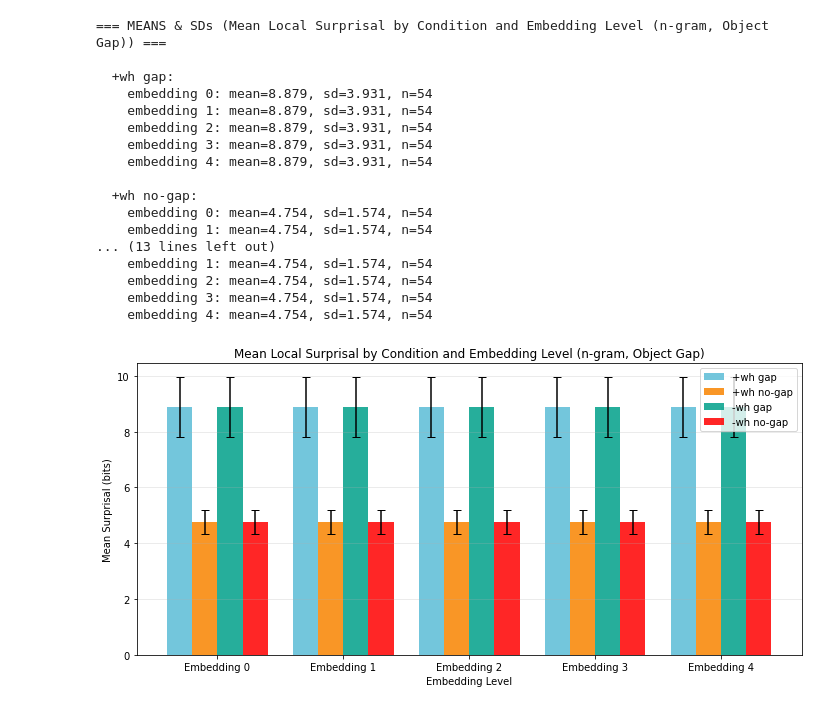
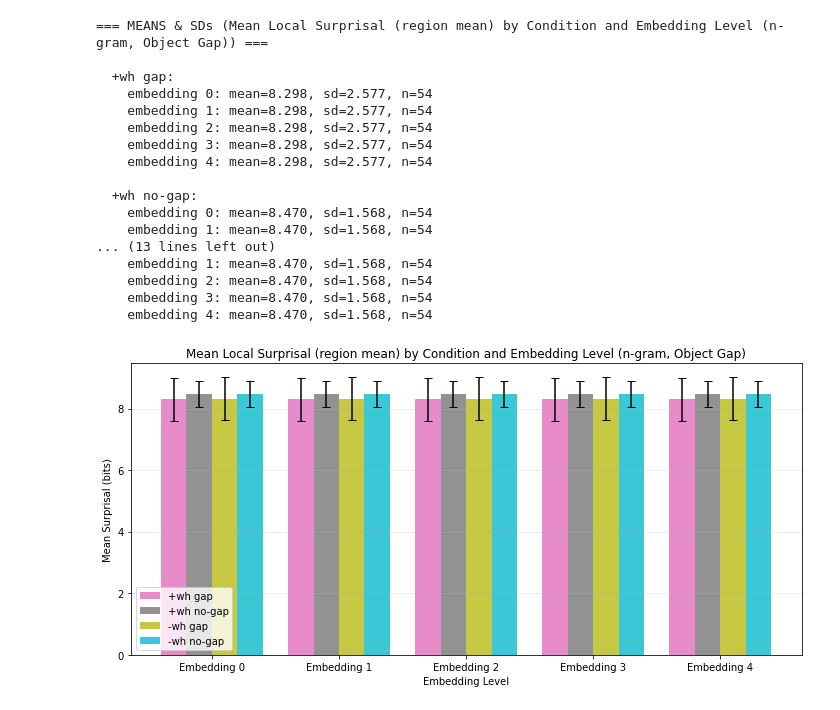
Before and after one commit to marrsia/ucl-fgd, a Jupyter notebook: notebooks/mean_surprisal_by_condition.ipynb, the cells around one changed output. Cells and saved outputs as stored; diff of their text form; code cells hidden in the pictures.

```diff
--- a/notebooks/mean_surprisal_by_condition.ipynb
+++ b/notebooks/mean_surprisal_by_condition.ipynb
@@ -133,32 +205,33 @@ data.plot_mean_surprisal_by_condition(
 # %%
 surprisal_df = pd.read_csv(ngram_object_csv_path)
 
 data.plot_mean_surprisal_by_condition(
     surprisal_df,
-    title='Mean Local Surprisal by Condition and Embedding Level (n-gram, Object Gap)',
+    title='Mean Local Surprisal (region mean) by Condition and Embedding Level (n-gram, Object Gap)',
     conditions=['+wh_gap', '+wh_no_gap', '-wh_gap', '-wh_no_gap'],
     condition_labels=['+wh gap', '+wh no-gap', '-wh gap', '-wh no-gap'],
-    gap_type="object"
+    gap_type="object",
+    surprisal_type="local_mean"
 )
 # %% [output]
-=== MEANS & SDs (Mean Local Surprisal by Condition and Embedding Level (n-gram, Object Gap)) ===
+=== MEANS & SDs (Mean Local Surprisal (region mean) by Condition and Embedding Level (n-gram, Object Gap)) ===
 
   +wh gap:
-    embedding 0: mean=8.879, sd=3.931, n=54
-    embedding 1: mean=8.879, sd=3.931, n=54
-    embedding 2: mean=8.879, sd=3.931, n=54
-    embedding 3: mean=8.879, sd=3.931, n=54
-    embedding 4: mean=8.879, sd=3.931, n=54
+    embedding 0: mean=8.298, sd=2.577, n=54
+    embedding 1: mean=8.298, sd=2.577, n=54
+    embedding 2: mean=8.298, sd=2.577, n=54
+    embedding 3: mean=8.298, sd=2.577, n=54
+    embedding 4: mean=8.298, sd=2.577, n=54
 
   +wh no-gap:
-    embedding 0: mean=4.754, sd=1.574, n=54
-    embedding 1: mean=4.754, sd=1.574, n=54
+    embedding 0: mean=8.470, sd=1.568, n=54
+    embedding 1: mean=8.470, sd=1.568, n=54
 ... (13 lines left out)
-    embedding 1: mean=4.754, sd=1.574, n=54
-    embedding 2: mean=4.754, sd=1.574, n=54
-    embedding 3: mean=4.754, sd=1.574, n=54
-    embedding 4: mean=4.754, sd=1.574, n=54
+    embedding 1: mean=8.470, sd=1.568, n=54
+    embedding 2: mean=8.470, sd=1.568, n=54
+    embedding 3: mean=8.470, sd=1.568, n=54
+    embedding 4: mean=8.470, sd=1.568, n=54
-[figure, old version]
+[figure, new version]
 # %%
 surprisal_df = pd.read_csv(ngram_subject_csv_path)
 
```
Also changed, not shown: parts of 8 cells of this notebook, 39 other files.
